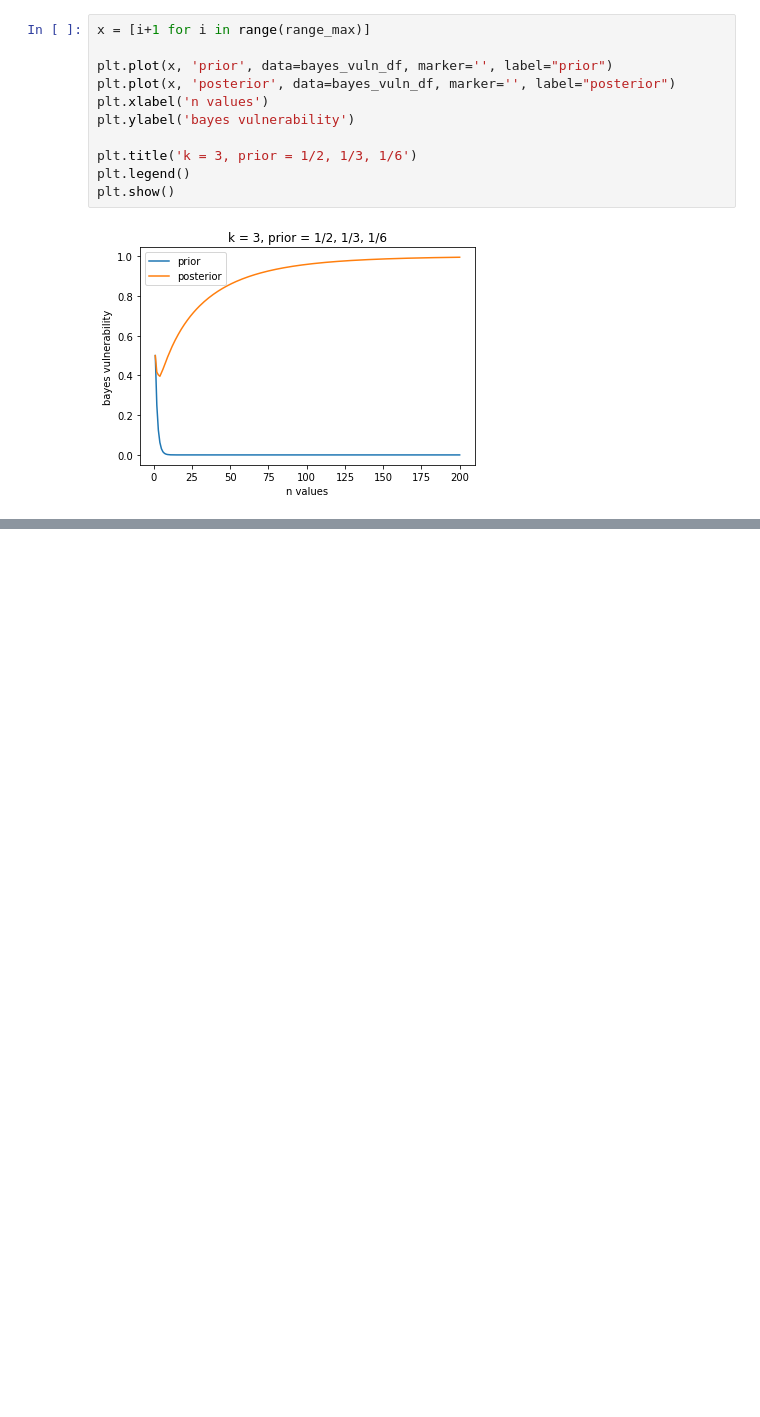
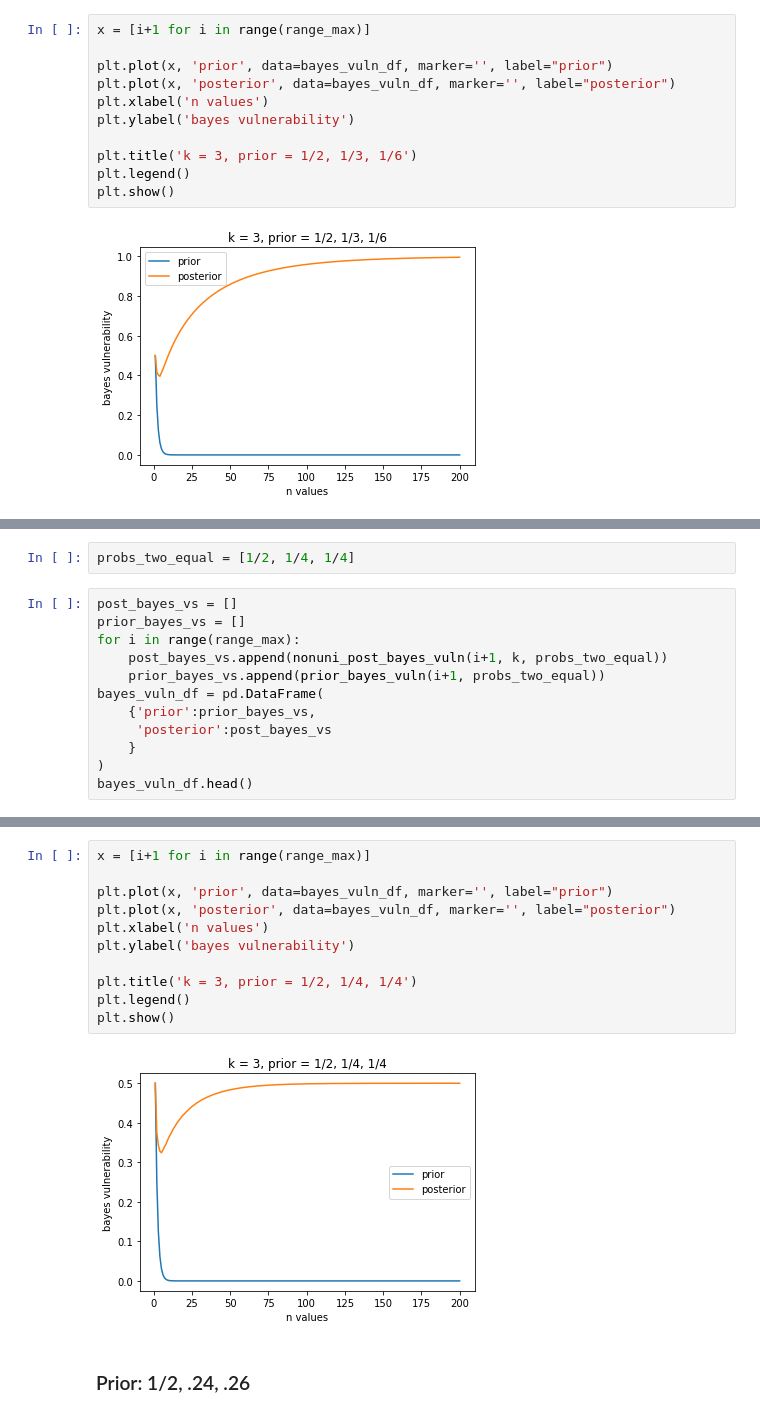
Before and after one commit to majk12/pbv, a Jupyter notebook: post_bayes_vuln_k3.ipynb, the cells around one changed output, grey strips where cells are left out. Cells and saved outputs as stored; diff of their text form; blank space fills up the shorter version.

Commit message:
graph cases

```diff
--- a/post_bayes_vuln_k3.ipynb
+++ b/post_bayes_vuln_k3.ipynb
@@ -230,0 +233,14 @@ plt.show()
+# %%
+probs_two_equal = [1/2, 1/4, 1/4]
+# %%
+post_bayes_vs = []
+prior_bayes_vs = []
+for i in range(range_max):
+    post_bayes_vs.append(nonuni_post_bayes_vuln(i+1, k, probs_two_equal))
+    prior_bayes_vs.append(prior_bayes_vuln(i+1, probs_two_equal))
+bayes_vuln_df = pd.DataFrame(
+    {'prior':prior_bayes_vs,
+     'posterior':post_bayes_vs
+    }
+)
+bayes_vuln_df.head()
@@ -230,0 +254,15 @@ plt.show()
+# %%
+x = [i+1 for i in range(range_max)]
+
+plt.plot(x, 'prior', data=bayes_vuln_df, marker='', label="prior")
+plt.plot(x, 'posterior', data=bayes_vuln_df, marker='', label="posterior")
+plt.xlabel('n values')
+plt.ylabel('bayes vulnerability')
+
+plt.title('k = 3, prior = 1/2, 1/4, 1/4')
+plt.legend()
+plt.show()
+# %% [output]
+[figure, added]
+# %% [markdown]
+### Prior: 1/2, .24, .26
```
Also changed, not shown: parts of 7 cells of this notebook.
